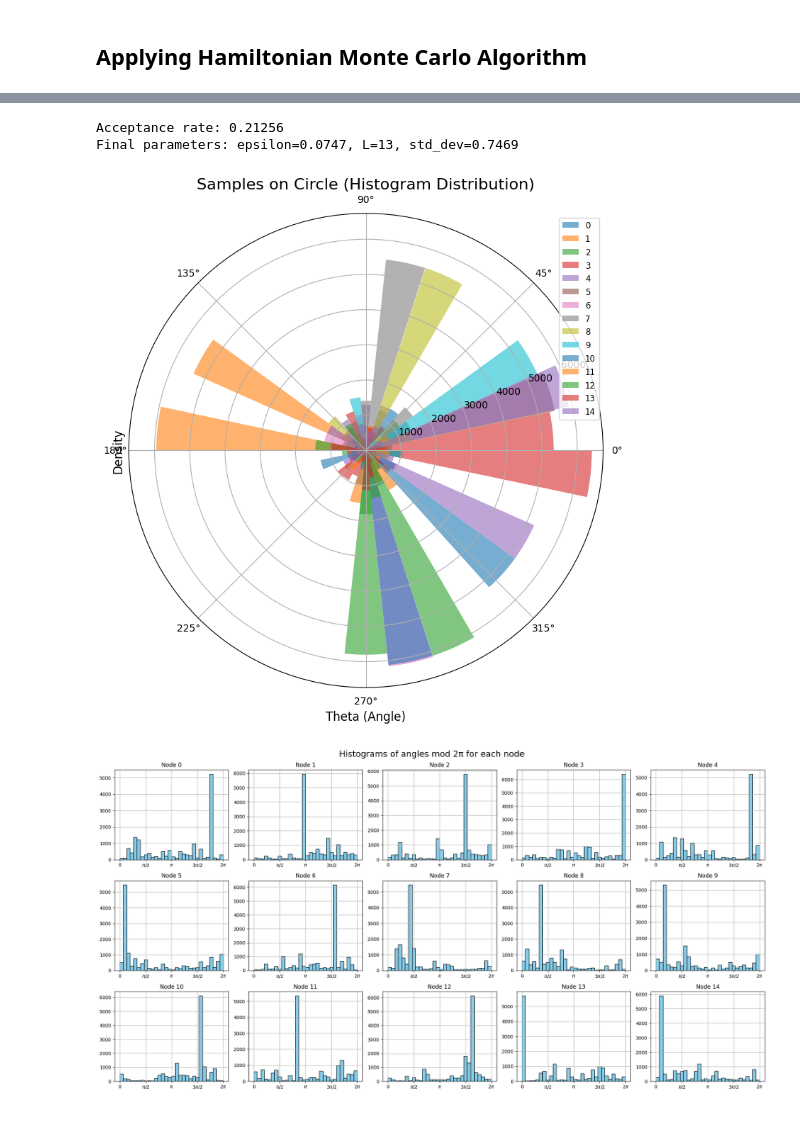
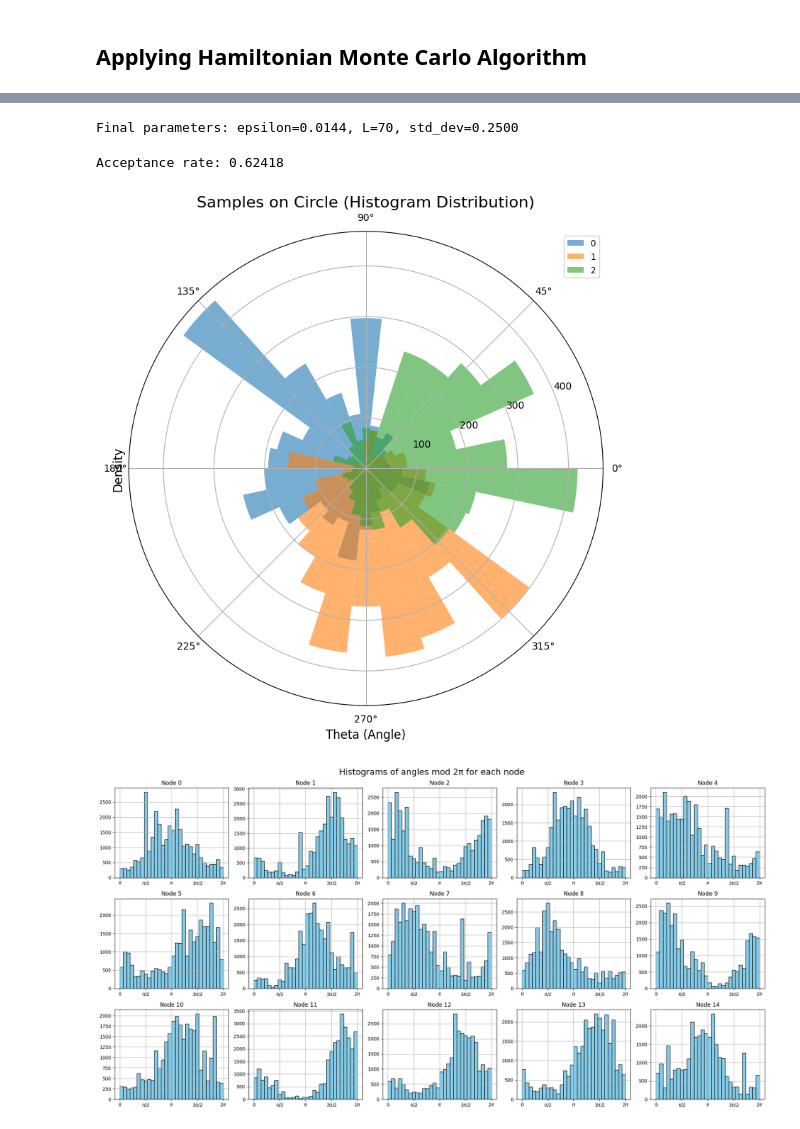
Before and after one commit to cnosa/LatentSpaces_Network_Manifold, a Jupyter notebook: RobustExample/LSMN_Geodesic_2D.ipynb, the cells around one changed output, grey strips where cells are left out. Drawn from its saved outputs; the diff is of its cells as text; code cells hidden in the pictures.

Commit message:
2904_TestingGHMC

```diff
--- a/RobustExample/LSMN_Geodesic_2D.ipynb
+++ b/RobustExample/LSMN_Geodesic_2D.ipynb
@@ -202,7 +202,7 @@ def logpriori(Z,a,var=1):
     logpriorZ = 0.0
     for i in range(len(Z)):
         logpriorZ += np.log(0.1 - (Z[i].T @ Z[i] -1)**2)
-        logpriorZ += -np.arccos(np.clip(Z0[i].T @ Z[i], -1.0, 1.0)) / (1.0*var*np.pi)
+        logpriorZ += -np.arccos(np.clip(Z0[i].T @ Z[i], -0.99, 0.99)) / (0.1*var*np.pi)
     logpriora = 0.5 * a**2 / var
     return (-1) * (np.log((2*np.pi*var)**((n+1)/2)) + logpriorZ + logpriora)
 # %%
@@ -214,7 +214,7 @@ def grad_logpriori(Z,a,var=1):
     grad_Z = np.zeros_like(Z)
     for i in G.nodes():
         grad_Z[i,:] = (4/10) * Z[i] * (Z[i].T @ Z[i] -1) / (0.1 - (Z[i].T @ Z[i] -1)**2)
-        grad_Z[i,:] += Z0[i] / (1.0*var * np.pi * np.sqrt(1 - (np.clip(Z0[i].T @ Z[i],-0.999,0.999))**2))
+        grad_Z[i,:] += Z0[i] / (0.1*var * np.pi * np.sqrt(1 - (np.clip(Z0[i].T @ Z[i],-0.9,0.9))**2))
     grad_a = (-1) * a / var
     return grad_Z, grad_a
 # %%
@@ -463,14 +308,0 @@ Log-L starter: -188.339641550498
-# %%
-# Execute HMC
-samples_Z, samples_a, Hp, acep_rate_history = ghmc(Z1, a1, 1000, epsilon_init=0.1, std_dev_init=1.0, warmup=200)
-
-# Estimators
-## CM
-Z_CM =  np.mean(samples_Z, axis=0)
-a_CM = np.mean(samples_a, axis=0)
-## MAP
-Z_MAP = samples_Z[np.argmin(Hp),:,:]
-a_MAP = samples_a[np.argmin(Hp)]
-# %% [output]
-Acceptance rate: 0.21256
-Final parameters: epsilon=0.0747, L=13, std_dev=0.7469
@@ -509,27 +478,39 @@ def plot_Z_samples_on_circle(samples_Z, num_groups=15):
 
     plt.tight_layout()
     plt.show()
+# %%
+# Execute HMC
+samples_Z, samples_a, Hp, acep_rate_history = ghmc(Z1, a1, 2500, epsilon_init=0.05, std_dev_init=0.5, warmup=250)
+
+# Estimators
+## CM
+Z_CM =  np.mean(samples_Z, axis=0)
+a_CM = np.mean(samples_a, axis=0)
+## MAP
+Z_MAP = samples_Z[np.argmin(Hp),:,:]
+a_MAP = samples_a[np.argmin(Hp)]
+# %% [output]
+Final parameters: epsilon=0.0144, L=70, std_dev=0.2500
+Acceptance rate: 0.62418
 # %%
-plot_Z_samples_on_circle(samples_Z[:,:,:],15)
+plot_Z_samples_on_circle(samples_Z[1:-1:10,0:3,:],3)
 # %% [output]
-[figure, old version]
+[figure, new version]
 # %%
 fig, axes = plt.subplots(3, 5, figsize=(20, 10))  # 3 filas x 5 columnas
-axes = axes.flatten()  # Aplanar para indexar fácil
+axes = axes.flatten()
 
 for i in range(15):
     ax = axes[i]
-    # Ángulo polar mod π
-    angles = np.mod(np.arctan2(samples_Z[100:, i, 1], samples_Z[100 :, i, 0]), 2*np.pi)
+    # Ángulo polar mod 2π
+    angles = np.mod(np.arctan2(samples_Z[10000:, i, 1], samples_Z[10000:, i, 0]), 2*np.pi)
     ax.hist(angles, bins=30, color='skyblue', edgecolor='black')
     ax.set_title(f'Node {i}')
     ax.set_xticks([0, np.pi/2, np.pi , 3*np.pi/2, 2*np.pi])
     ax.set_xticklabels(['0', r'$\pi/2$', r'$\pi$', r'$3\pi/2$',r'$2\pi$'])
     ax.grid(True)
-
-# Ajustes generales
 plt.tight_layout()
 plt.suptitle("Histograms of angles mod 2π for each node", y=1.02, fontsize=18)
 plt.show()
 # %% [output]
-[figure, old version]
+[figure, new version]
```
Also changed, not shown: parts of 23 cells of this notebook.
